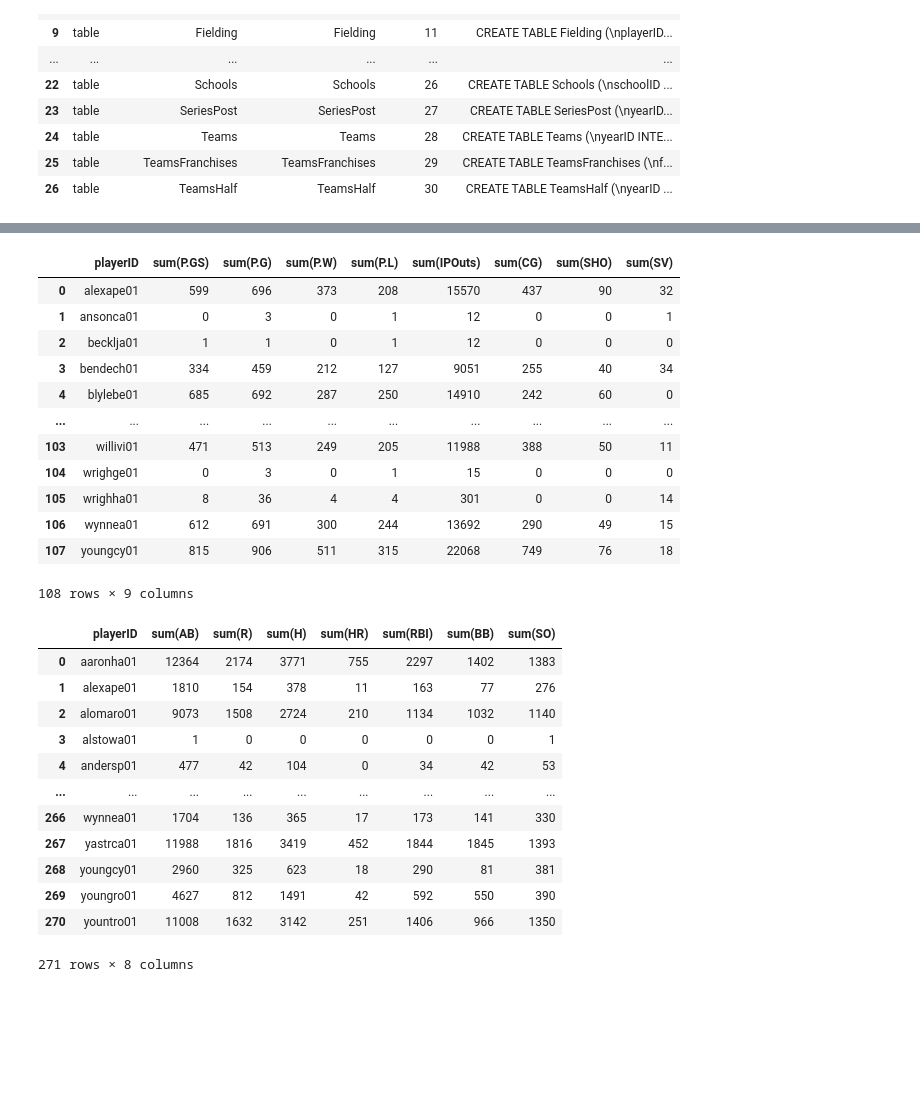
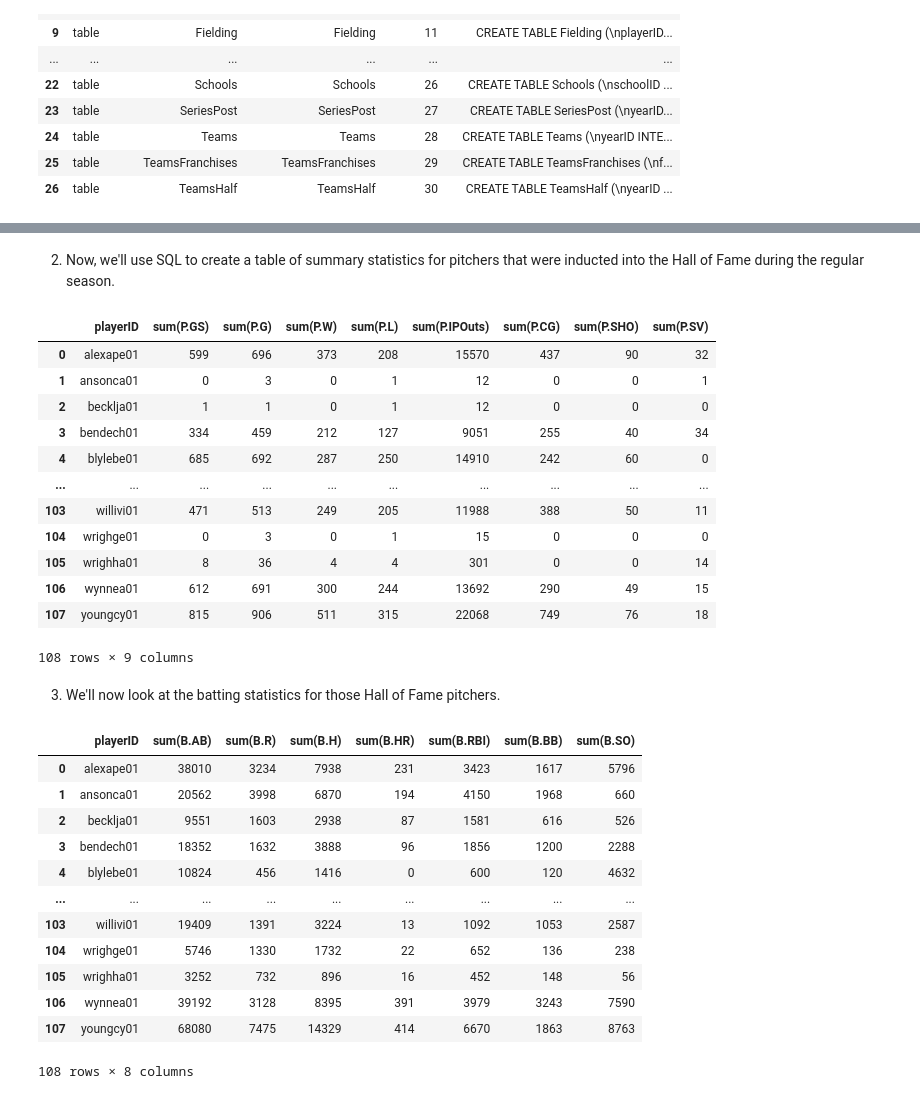
Before and after one commit to cashby-890/ST-554-HW6, a Jupyter notebook: ST554_Homework_Six_Part_One_Cody_Ashby.ipynb, the cells around one changed output, grey strips where cells are left out. Saved outputs shown, nothing was run; the diff lists cells and outputs as text; code cells hidden in the pictures; blank space fills up the shorter version.

```diff
--- a/ST554_Homework_Six_Part_One_Cody_Ashby.ipynb
+++ b/ST554_Homework_Six_Part_One_Cody_Ashby.ipynb
@@ -90,6 +48,8 @@ pd.read_sql("select * from HallOfFame where inducted='Y'",con)
+# %% [markdown]
+2. Now, we'll use SQL to create a table of summary statistics for pitchers that were inducted into the Hall of Fame during the regular season.
 # %%
 inner_1="""
-    select distinct P.playerID,sum(P.GS),sum(P.G),sum(P.W),sum(P.L),sum(IPOuts),sum(CG),sum(SHO),sum(SV) from Pitching as P
+    select distinct P.playerID,sum(P.GS),sum(P.G),sum(P.W),sum(P.L),sum(P.IPOuts),sum(P.CG),sum(P.SHO),sum(P.SV) from Pitching as P
     inner join HallOfFame as H on H.playerID=P.playerID
     where H.inducted='Y'
     group by P.playerID
@@ -97,7 +57,7 @@ inner_1="""
 HOF_Pitching_Stats=pd.read_sql(inner_1,con)
 HOF_Pitching_Stats
 # %% [output]
-|  | playerID | sum(P.GS) | sum(P.G) | sum(P.W) | sum(P.L) | sum(IPOuts) | sum(CG) | sum(SHO) | sum(SV) |
+|  | playerID | sum(P.GS) | sum(P.G) | sum(P.W) | sum(P.L) | sum(P.IPOuts) | sum(P.CG) | sum(P.SHO) | sum(P.SV) |
 | 0 | alexape01 | 599 | 696 | 373 | 208 | 15570 | 437 | 90 | 32 |
 | 1 | ansonca01 | 0 | 3 | 0 | 1 | 12 | 0 | 0 | 1 |
 | 2 | becklja01 | 1 | 1 | 0 | 1 | 12 | 0 | 0 | 0 |
@@ -110,26 +70,29 @@ HOF_Pitching_Stats
 | 106 | wynnea01 | 612 | 691 | 300 | 244 | 13692 | 290 | 49 | 15 |
 | 107 | youngcy01 | 815 | 906 | 511 | 315 | 22068 | 749 | 76 | 18 |
 108 rows × 9 columns
+# %% [markdown]
+3. We'll now look at the batting statistics for those Hall of Fame pitchers.
 # %%
-inner_2="""
-    select distinct B.playerID,sum(AB),sum(R),sum(H),sum(HR),sum(RBI),sum(BB),sum(SO) from Batting as B
-    inner join HallOfFame as H on H.playerID=B.playerID
+double_inner_join="""
+    select distinct B.playerID,sum(B.AB),sum(B.R),sum(B.H),sum(B.HR),sum(B.RBI),sum(B.BB),sum(B.SO) from Batting as B
+      inner join HallOfFame as H on H.playerID=B.playerID
+      inner join Pitching as P on P.playerID=B.playerID
     where H.inducted='Y'
     group by B.playerID
     """
-HOF_Batting_Stats=pd.read_sql(inner_2,con)
-HOF_Batting_Stats
+HOF_Pitcher_Batting_Stats=pd.read_sql(double_inner_join,con)
+HOF_Pitcher_Batting_Stats
 # %% [output]
-|  | playerID | sum(AB) | sum(R) | sum(H) | sum(HR) | sum(RBI) | sum(BB) | sum(SO) |
-| 0 | aaronha01 | 12364 | 2174 | 3771 | 755 | 2297 | 1402 | 1383 |
-| 1 | alexape01 | 1810 | 154 | 378 | 11 | 163 | 77 | 276 |
-| 2 | alomaro01 | 9073 | 1508 | 2724 | 210 | 1134 | 1032 | 1140 |
-| 3 | alstowa01 | 1 | 0 | 0 | 0 | 0 | 0 | 1 |
-| 4 | andersp01 | 477 | 42 | 104 | 0 | 34 | 42 | 53 |
+|  | playerID | sum(B.AB) | sum(B.R) | sum(B.H) | sum(B.HR) | sum(B.RBI) | sum(B.BB) | sum(B.SO) |
+| 0 | alexape01 | 38010 | 3234 | 7938 | 231 | 3423 | 1617 | 5796 |
+| 1 | ansonca01 | 20562 | 3998 | 6870 | 194 | 4150 | 1968 | 660 |
+| 2 | becklja01 | 9551 | 1603 | 2938 | 87 | 1581 | 616 | 526 |
+| 3 | bendech01 | 18352 | 1632 | 3888 | 96 | 1856 | 1200 | 2288 |
+| 4 | blylebe01 | 10824 | 456 | 1416 | 0 | 600 | 120 | 4632 |
 | ... | ... | ... | ... | ... | ... | ... | ... | ... |
-| 266 | wynnea01 | 1704 | 136 | 365 | 17 | 173 | 141 | 330 |
-| 267 | yastrca01 | 11988 | 1816 | 3419 | 452 | 1844 | 1845 | 1393 |
-| 268 | youngcy01 | 2960 | 325 | 623 | 18 | 290 | 81 | 381 |
-| 269 | youngro01 | 4627 | 812 | 1491 | 42 | 592 | 550 | 390 |
-| 270 | yountro01 | 11008 | 1632 | 3142 | 251 | 1406 | 966 | 1350 |
+| 103 | willivi01 | 19409 | 1391 | 3224 | 13 | 1092 | 1053 | 2587 |
+| 104 | wrighge01 | 5746 | 1330 | 1732 | 22 | 652 | 136 | 238 |
+| 105 | wrighha01 | 3252 | 732 | 896 | 16 | 452 | 148 | 56 |
+| 106 | wynnea01 | 39192 | 3128 | 8395 | 391 | 3979 | 3243 | 7590 |
+| 107 | youngcy01 | 68080 | 7475 | 14329 | 414 | 6670 | 1863 | 8763 |
-271 rows × 8 columns
+108 rows × 8 columns
```
Also changed, not shown: parts of 8 cells of this notebook.
